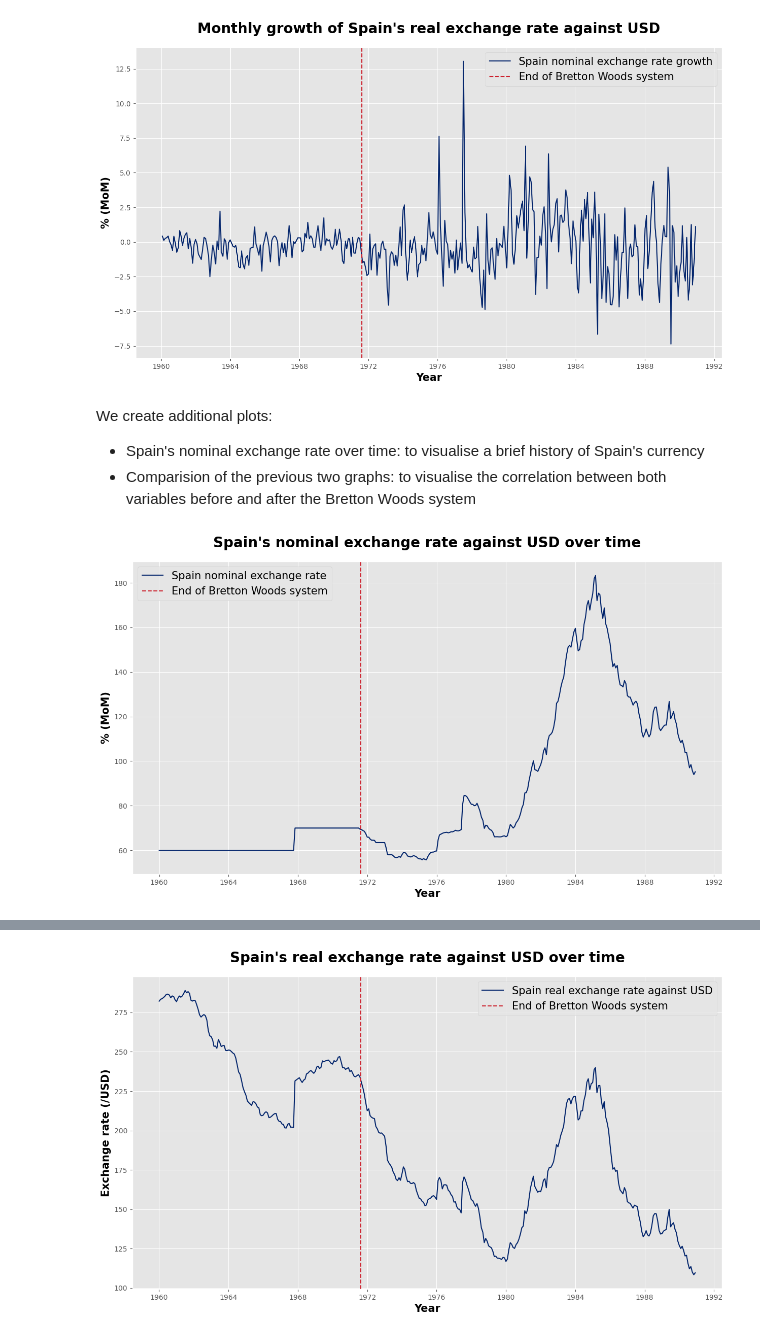
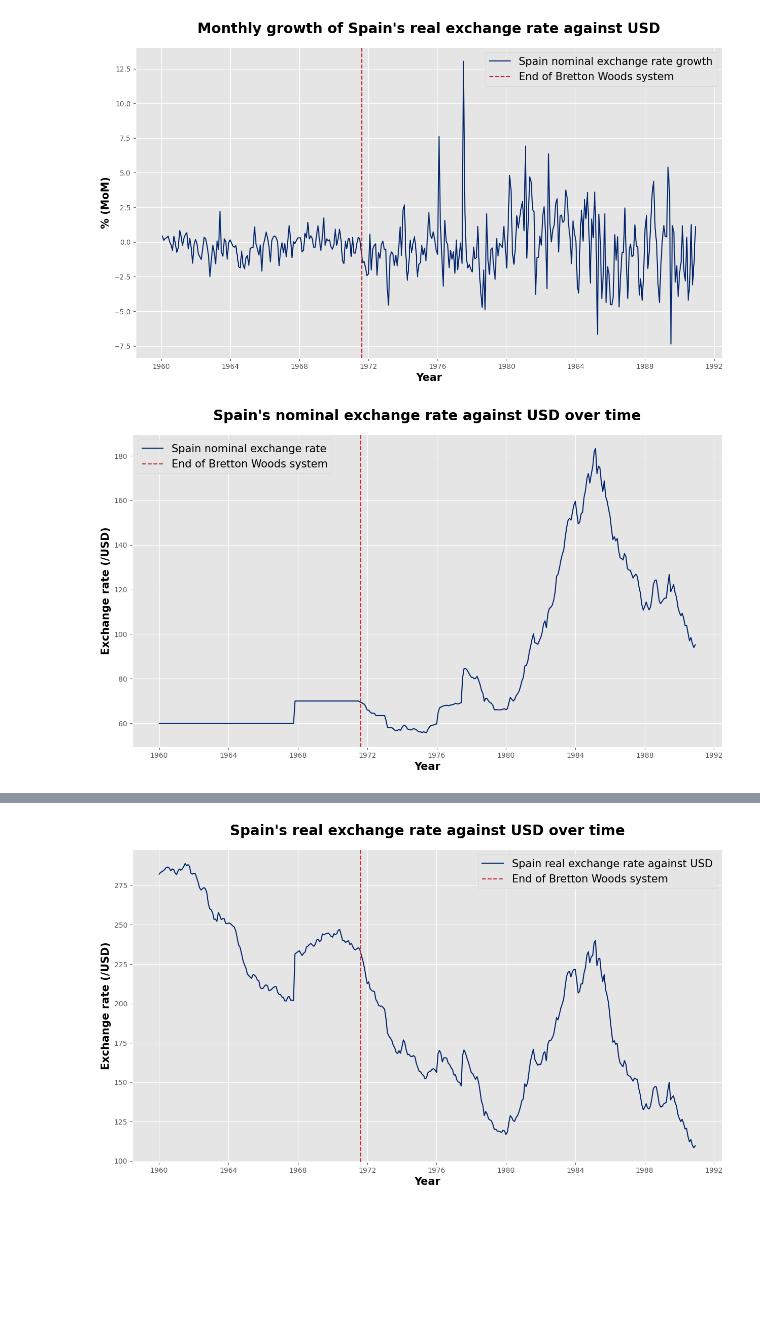
Before and after one commit to ruikai30/ec1b1_group_10, a Jupyter notebook: notebook.ipynb, the cells around one changed output, grey strips where cells are left out. Cells and saved outputs as stored; diff of their text form; code cells hidden in the pictures; blank space fills up the shorter version.

```diff
--- a/notebook.ipynb
+++ b/notebook.ipynb
@@ -388,7 +403 @@ Lastly, we save the dataframe into two versions:
 - Raw version `df`: for future manipulations/calculations, if needed
-# %%
-df_clean = df
-
-df_clean.iloc[:, 1:] = df_clean.iloc[:, 1:].astype(float).round(2)
-
-df.iloc[:, 1:] = df.iloc[:, 1:].astype(float)
@@ -478,19 +507,15 @@ plt.style.use('ggplot')
 plt.savefig("./graphs/Monthly growth of Spain's real exchange rate against USD.png", dpi=300)
 # %% [output]
 [figure]
-# %% [markdown]
-We create additional plots:
-- Spain's nominal exchange rate over time: to visualise a brief history of Spain's currency
-- Comparision of the previous two graphs: to visualise the correlation between both variables before and after the Bretton Woods system
 # %%
 plt.figure(figsize = (15, 8))
 plt.plot(df['date'], df['spain_nominal_exchange_rate'], label='Spain nominal exchange rate', color='#03256C')
 plt.xlabel('Year', fontsize=15, weight='bold', color='black')
-plt.ylabel('% (MoM)', fontsize=15, weight='bold', color='black')
+plt.ylabel('Exchange rate (/USD)', fontsize=15, weight='bold', color='black')
 plt.axvline(x=bw_year, color='#CD202C', linestyle='--', label='End of Bretton Woods system')
 plt.title("Spain's nominal exchange rate against USD over time", fontsize=20, weight='bold', pad=20)
 plt.legend(fontsize=15)
 plt.style.use('ggplot')
 plt.savefig("./graphs/Spain's nominal exchange rate against USD over time.png", dpi=300)
 # %% [output]
-[figure, old version]
+[figure, new version]
```
Also changed, not shown: parts of 26 cells of this notebook, 13 other files.
